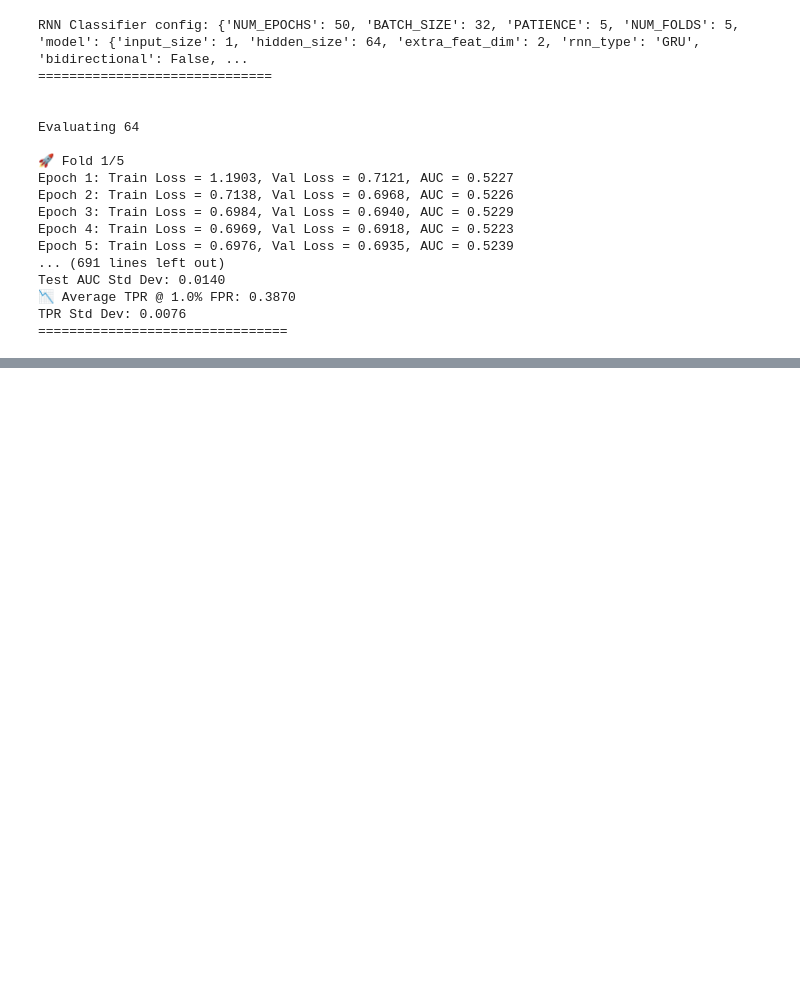
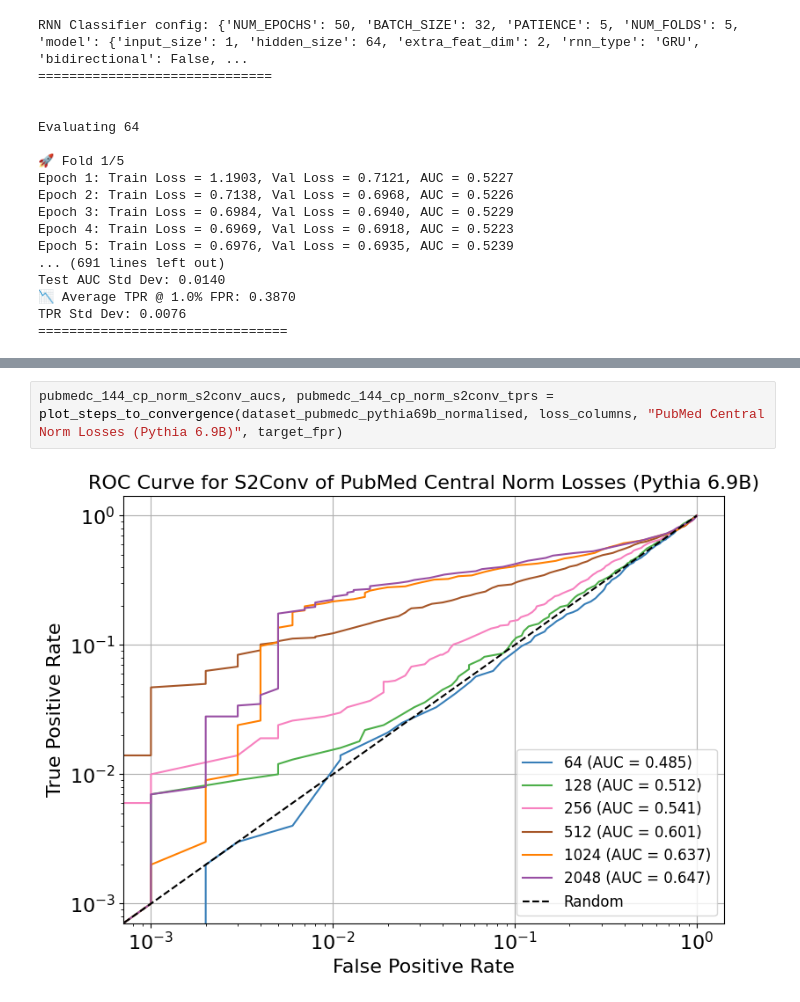
Before and after one commit to ongsici/checkpoints_mia, a Jupyter notebook: checkpoint_mia_techniques/pythia/normalised_loss_traces/attention_based_rnn.ipynb, the cells around one changed output, grey strips where cells are left out. Drawn from its saved outputs; the diff is of its cells as text; blank space fills up the shorter version.

```diff
--- a/checkpoint_mia_techniques/pythia/normalised_loss_traces/attention_based_rnn.ipynb
+++ b/checkpoint_mia_techniques/pythia/normalised_loss_traces/attention_based_rnn.ipynb
@@ -91,0 +111,4 @@ TPR Std Dev: 0.0076
+# %%
+pubmedc_144_cp_norm_s2conv_aucs, pubmedc_144_cp_norm_s2conv_tprs = plot_steps_to_convergence(dataset_pubmedc_pythia69b_normalised, loss_columns, "PubMed Central Norm Losses (Pythia 6.9B)", target_fpr)
+# %% [output]
+[figure, added]
```
Also changed, not shown: parts of 27 cells of this notebook.
